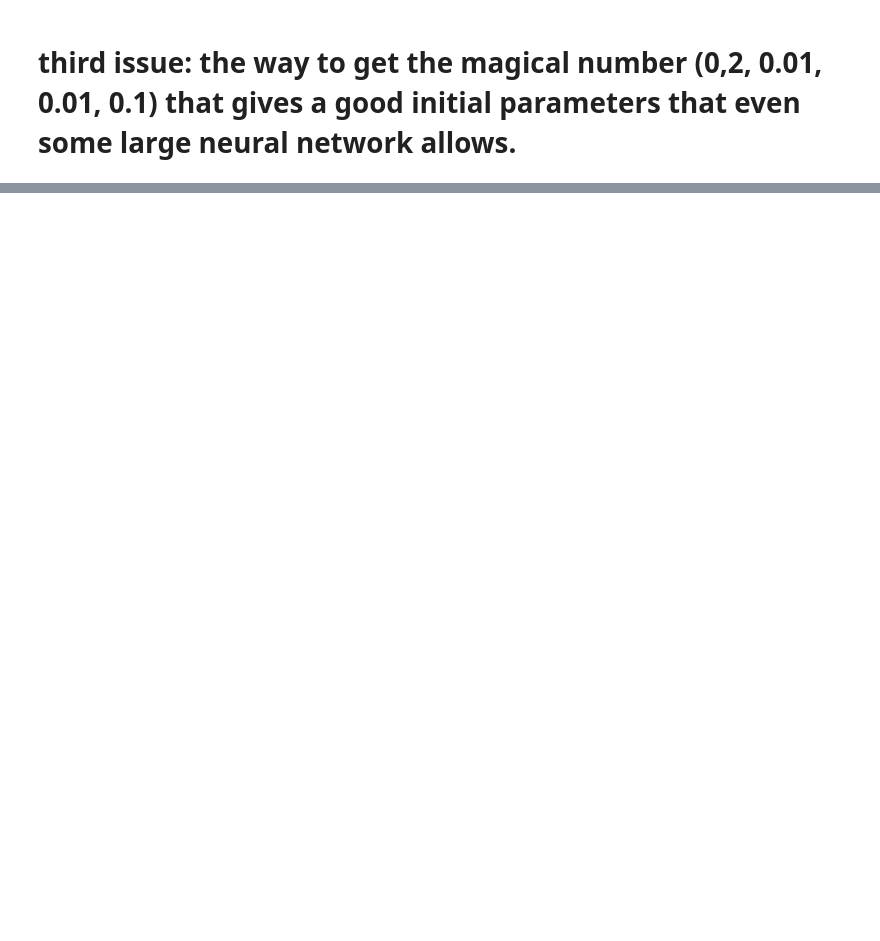
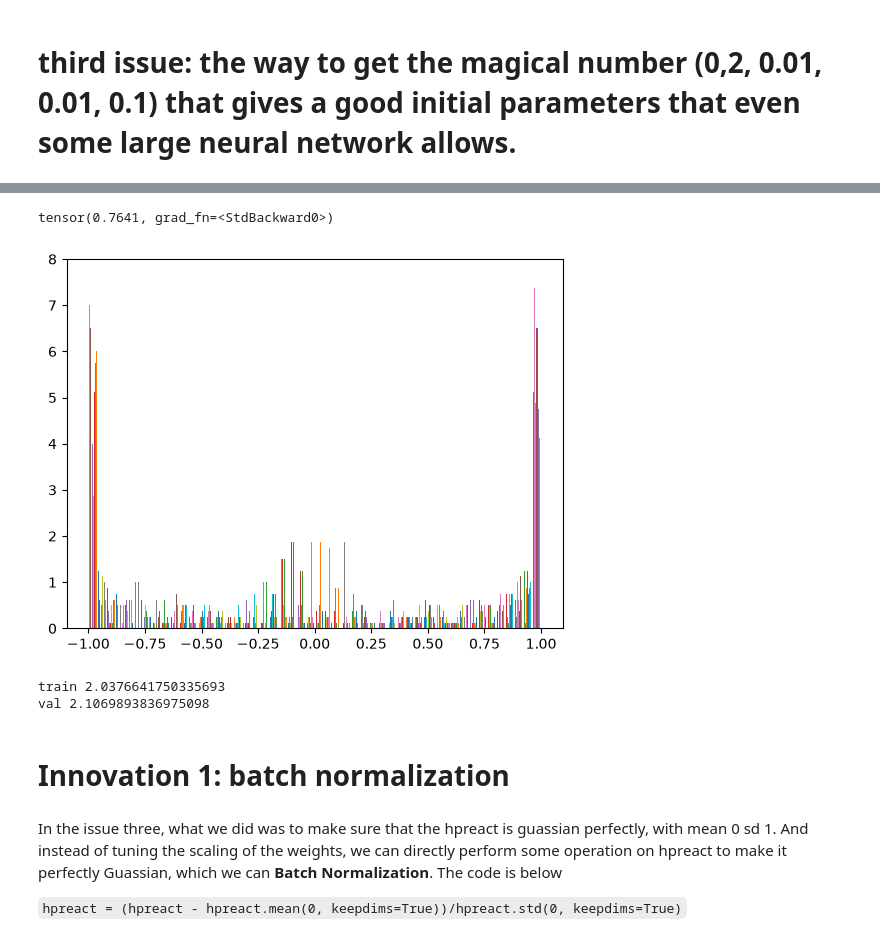
Before and after one commit to ericz8822-cmyk/nn-zero-to-hero-practice, a Jupyter notebook: lecture4.ipynb, the cells around one changed output, grey strips where cells are left out. Drawn from its saved outputs; the diff is of its cells as text; code cells hidden in the pictures; blank space fills up the shorter version.

````diff
--- a/lecture4.ipynb
+++ b/lecture4.ipynb
@@ -653,0 +740,38 @@ y =
+# %%
+# hyperparameters
+max_steps = 200000
+batch_size = 32
+lossi = []
+
+for i in range(max_steps):
+
+    # minibatch construction
+    ix = torch.randint(0, Xtr.shape[0], (batch_size,), generator = g)
+    Xb, Yb = Xtr[ix], Ytr[ix] # batch X, Y
+
+    # forward pass
+    emb = C[Xb] # embed the characters into vectors
+    embcat = emb.view(emb.shape[0], -1) # concatenate the embedding vectors
+    hpreact = embcat @ W1 + b1 # hidden layer pre-activation
+    h = torch.tanh(hpreact) # hidden layer
+    logits = h @ W2 + b2 # output layer
+    loss = F.cross_entropy(logits, Yb) # loss function
+
+    # back propogation
+    for parameter in parameters:
+        parameter.grad = None
+    loss.backward()
+
+    # update
+    lr = 0.1 if i < 100000 else 0.01 # step learning rate decay
+    for parameter in parameters:
+        parameter.data -= lr * parameter.grad
+
+    # tract stats
+    if i == 0:
+        print(f'{i+1:7d}/{max_steps:7d}: {loss.item():.4f}')
+    if (i+1) % 10000 == 0: # print loss function value once in a while
+        print(f'{i+1:7d}/{max_steps:7d}: {loss.item():.4f}')
+    lossi.append(loss.log10().item())
+
+    # break # we put a break here just to check the loss upon initialization
@@ -653,0 +796,18 @@ y =
+# %%
+plt.hist(h.tolist(), 50, density = True)
+h.std()
+# %% [output]
+tensor(0.7641, grad_fn=<StdBackward0>)
+[figure, added]
+# %%
+split_loss('train')
+split_loss('val')
+# %% [output]
+train 2.0376641750335693
+val 2.1069893836975098
+# %% [markdown]
+# Innovation 1: batch normalization
+# %% [markdown]
+In the issue three, what we did was to make sure that the hpreact is guassian perfectly, with mean 0 sd 1. And instead of tuning the scaling of the weights, we can directly perform some operation on hpreact to make it perfectly Guassian, which we can **Batch Normalization**. The code is below
+
+```hpreact = (hpreact - hpreact.mean(0, keepdims=True))/hpreact.std(0, keepdims=True)```
````
Also changed, not shown: parts of 58 cells of this notebook, 4 other files.
